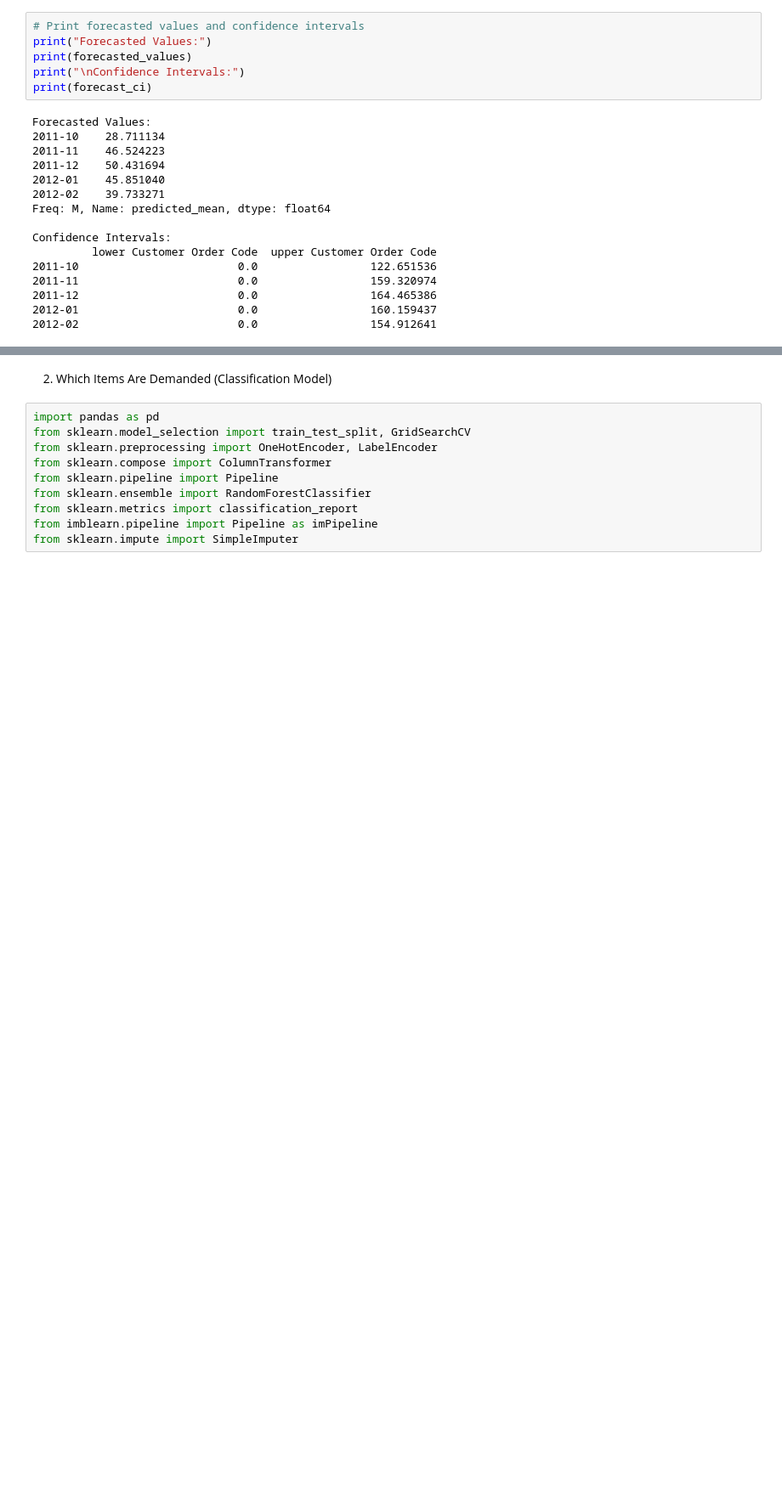
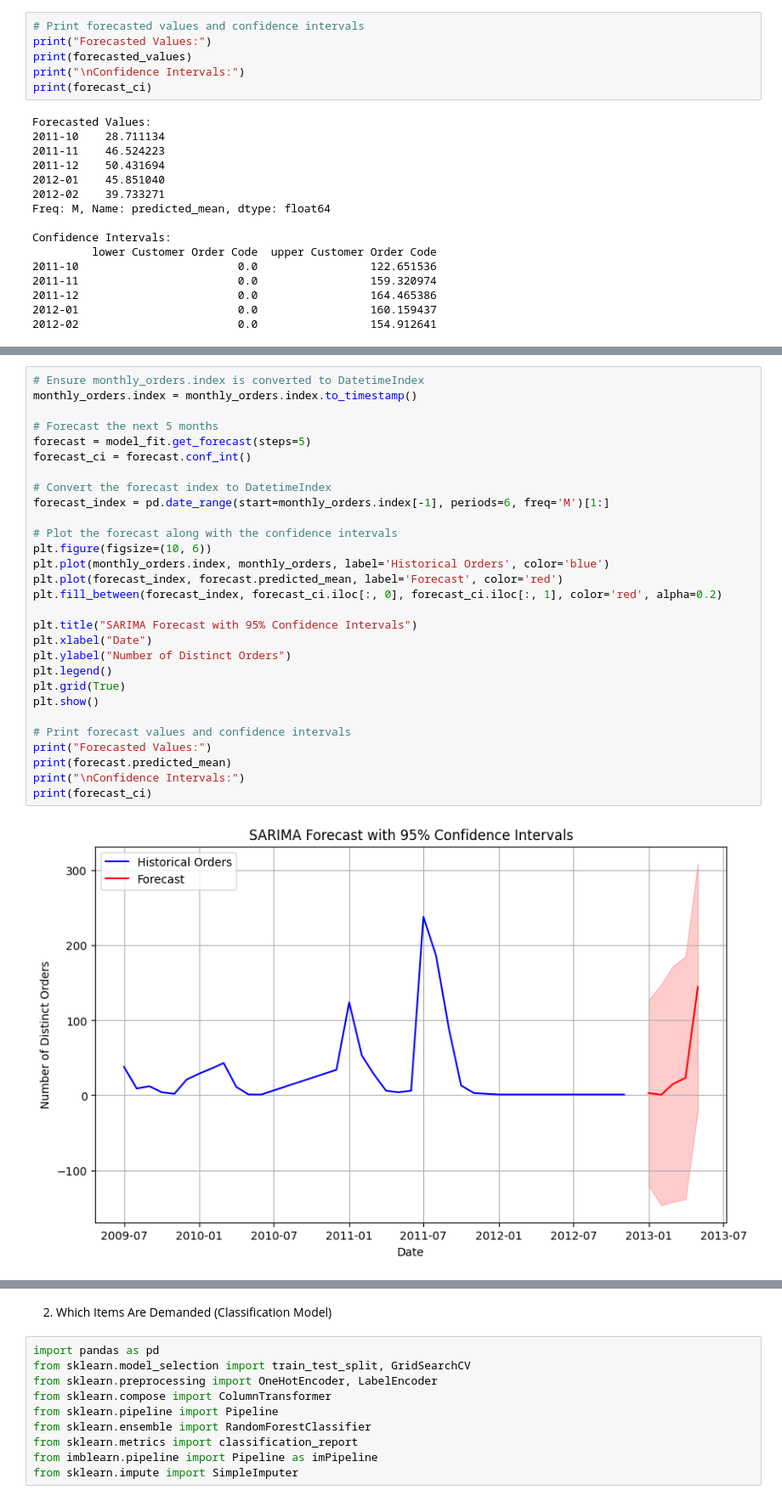
Before and after one commit to NazilaNajmul/schulich_data_science, a Jupyter notebook: Hackathon_codeset.ipynb, the cells around one changed output, grey strips where cells are left out. Shown: that part at 85% size. Cells and saved outputs as stored; diff of their text form; blank space fills up the shorter version.

```diff
--- a/Hackathon_codeset.ipynb
+++ b/Hackathon_codeset.ipynb
@@ -170,0 +256,31 @@ Confidence Intervals:
+# %%
+# Ensure monthly_orders.index is converted to DatetimeIndex
+monthly_orders.index = monthly_orders.index.to_timestamp()
+
+# Forecast the next 5 months
+forecast = model_fit.get_forecast(steps=5)
+forecast_ci = forecast.conf_int()
+
+# Convert the forecast index to DatetimeIndex
+forecast_index = pd.date_range(start=monthly_orders.index[-1], periods=6, freq='M')[1:]
+
+# Plot the forecast along with the confidence intervals
+plt.figure(figsize=(10, 6))
+plt.plot(monthly_orders.index, monthly_orders, label='Historical Orders', color='blue')
+plt.plot(forecast_index, forecast.predicted_mean, label='Forecast', color='red')
+plt.fill_between(forecast_index, forecast_ci.iloc[:, 0], forecast_ci.iloc[:, 1], color='red', alpha=0.2)
+
+plt.title("SARIMA Forecast with 95% Confidence Intervals")
+plt.xlabel("Date")
+plt.ylabel("Number of Distinct Orders")
+plt.legend()
+plt.grid(True)
+plt.show()
+
+# Print forecast values and confidence intervals
+print("Forecasted Values:")
+print(forecast.predicted_mean)
+print("\nConfidence Intervals:")
+print(forecast_ci)
+# %% [output]
+[figure, added]
```
Also changed, not shown: parts of 10 cells of this notebook, 1 other file.
